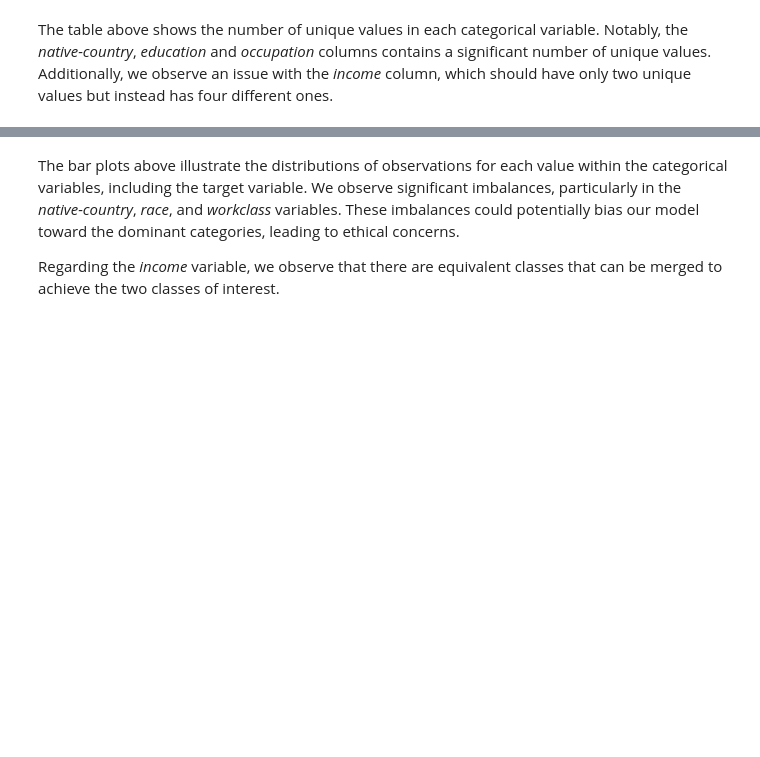
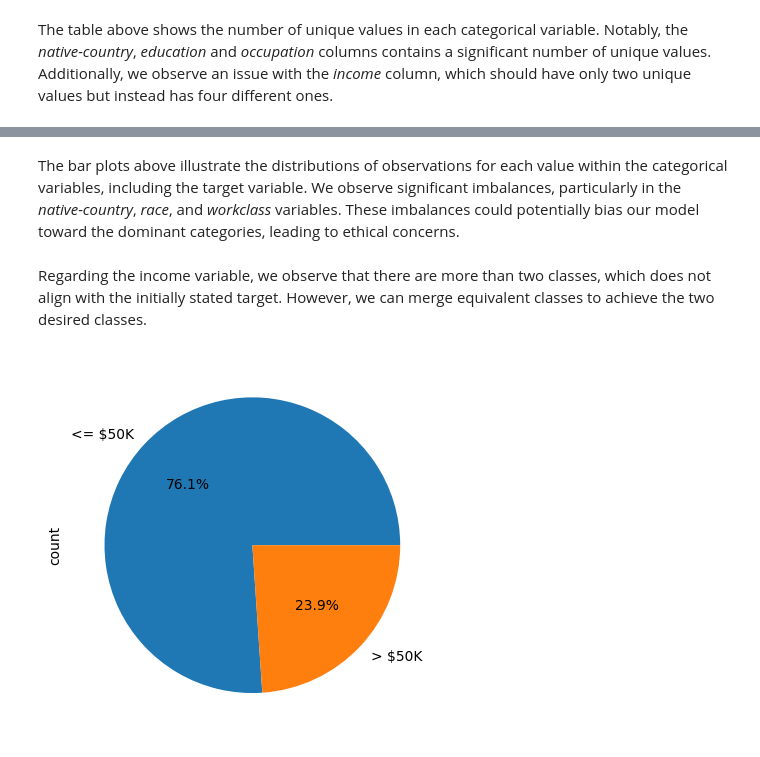
Before and after one commit to Toavina00/adult-uci-ml, a Jupyter notebook: adult.ipynb, the cells around one changed output, grey strips where cells are left out. Saved outputs shown, nothing was run; the diff lists cells and outputs as text; code cells hidden in the pictures; blank space fills up the shorter version.

```diff
--- a/adult.ipynb
+++ b/adult.ipynb
@@ -83,4 +127,8 @@ g.map(sns.barplot, "count", "value", orientation="horizontal");
 # %% [markdown]
 The bar plots above illustrate the distributions of observations for each value within the categorical variables, including the target variable. We observe significant imbalances, particularly in the *native-country*, *race*, and *workclass* variables. These imbalances could potentially bias our model toward the dominant categories, leading to ethical concerns.
-
-Regarding the *income* variable, we observe that there are equivalent classes that can be merged to achieve the two classes of interest.
+# %% [markdown]
+Regarding the income variable, we observe that there are more than two classes, which does not align with the initially stated target. However, we can merge equivalent classes to achieve the two desired classes.
+# %%
+df["income"].str.replace(r"<=.*", "<= $50K", regex=True).replace(r">.*", "> $50K", regex=True).value_counts().plot.pie(autopct='%1.1f%%');
+# %% [output]
+[figure, added]
```
Also changed, not shown: parts of 23 cells of this notebook.
